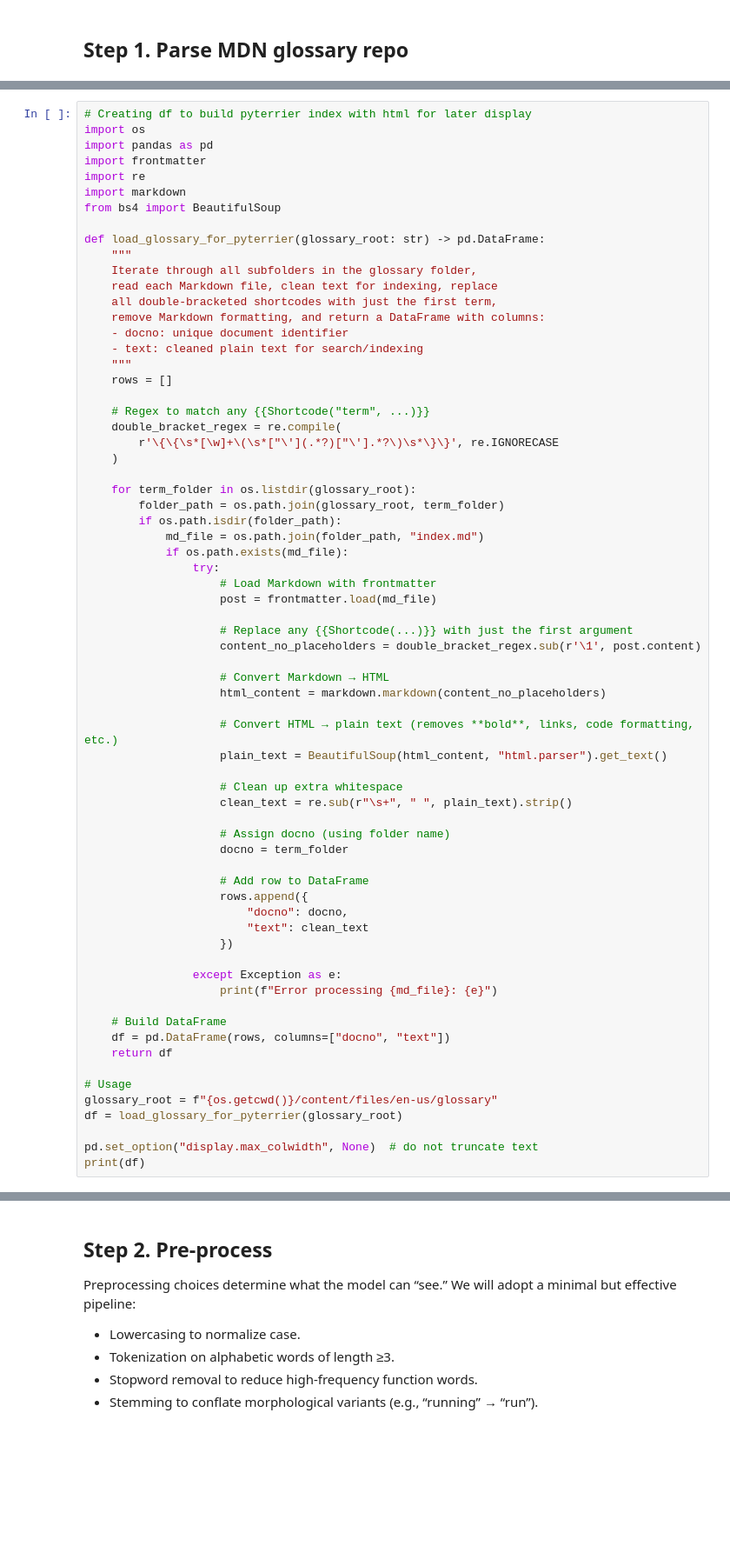
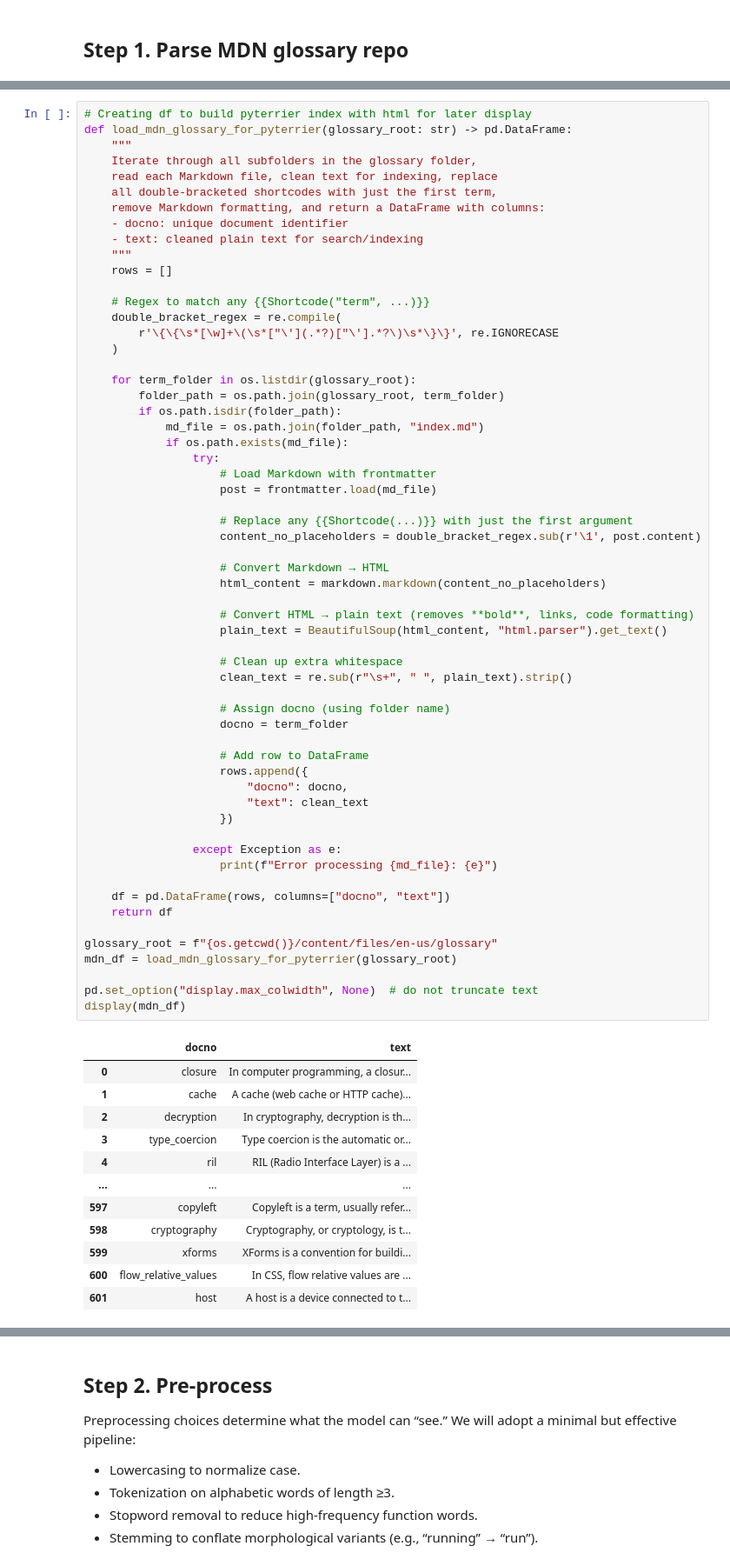
Before and after one commit to laurakhot/TechGlossary, a Jupyter notebook: Parse_glossary.ipynb, the cells around one changed output, grey strips where cells are left out. Shown at 87% size. Drawn from its saved outputs; the diff is of its cells as text; blank space fills up the shorter version.

```diff
--- a/Parse_glossary.ipynb
+++ b/Parse_glossary.ipynb
@@ -69,14 +153,7 @@ with open(f"{os.getcwd()}/content/files/en-us/glossary/{term}/index.md", "r") as
 0  PNG (Portable Network Graphics) is a graphics ...
 # %%
 # Creating df to build pyterrier index with html for later display
-import os
-import pandas as pd
-import frontmatter
-import re
-import markdown
-from bs4 import BeautifulSoup
-
-def load_glossary_for_pyterrier(glossary_root: str) -> pd.DataFrame:
+def load_mdn_glossary_for_pyterrier(glossary_root: str) -> pd.DataFrame:
     """
     Iterate through all subfolders in the glossary folder,
     read each Markdown file, clean text for indexing, replace
@@ -104,35 +181,45 @@ def load_glossary_for_pyterrier(glossary_root: str) -> pd.DataFrame:
                     # Replace any {{Shortcode(...)}} with just the first argument
                     content_no_placeholders = double_bracket_regex.sub(r'\1', post.content)
 
                     # Convert Markdown → HTML
                     html_content = markdown.markdown(content_no_placeholders)
 
-                    # Convert HTML → plain text (removes **bold**, links, code formatting, etc.)
+                    # Convert HTML → plain text (removes **bold**, links, code formatting)
                     plain_text = BeautifulSoup(html_content, "html.parser").get_text()
 
                     # Clean up extra whitespace
                     clean_text = re.sub(r"\s+", " ", plain_text).strip()
 
                     # Assign docno (using folder name)
                     docno = term_folder
 
                     # Add row to DataFrame
                     rows.append({
                         "docno": docno,
                         "text": clean_text
                     })
 
                 except Exception as e:
                     print(f"Error processing {md_file}: {e}")
 
-    # Build DataFrame
     df = pd.DataFrame(rows, columns=["docno", "text"])
     return df
 
-# Usage
 glossary_root = f"{os.getcwd()}/content/files/en-us/glossary"
-df = load_glossary_for_pyterrier(glossary_root)
+mdn_df = load_mdn_glossary_for_pyterrier(glossary_root)
 
 pd.set_option("display.max_colwidth", None)  # do not truncate text
-print(df)
+display(mdn_df)
 # %% [output]
+|  | docno | text |
+| 0 | closure | In computer programming, a closur... |
+| 1 | cache | A cache (web cache or HTTP cache)... |
+| 2 | decryption | In cryptography, decryption is th... |
+| 3 | type_coercion | Type coercion is the automatic or... |
+| 4 | ril | RIL (Radio Interface Layer) is a ... |
+| ... | ... | ... |
+| 597 | copyleft | Copyleft is a term, usually refer... |
+| 598 | cryptography | Cryptography, or cryptology, is t... |
+| 599 | xforms | XForms is a convention for buildi... |
+| 600 | flow_relative_values | In CSS, flow relative values are ... |
+| 601 | host | A host is a device connected to t... |
```
Also changed, not shown: parts of 31 cells of this notebook.
